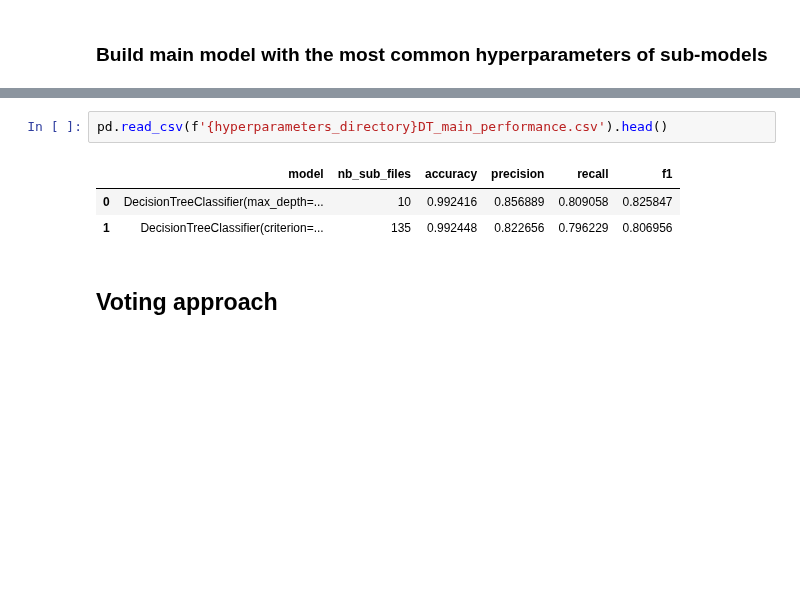
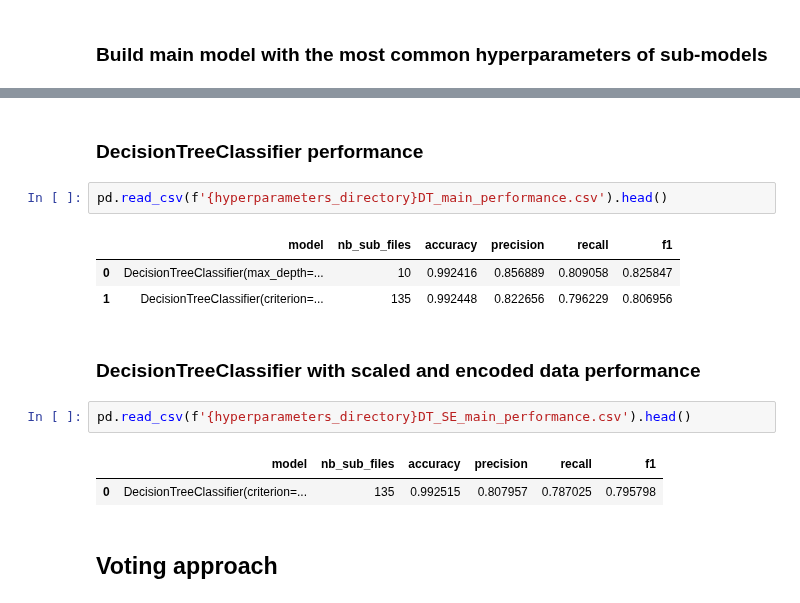
Before and after one commit to mcrayssac/CIC_IoT_Cyber_Attacks, a Jupyter notebook: federated_learning.ipynb, the cells around one changed output, grey strips where cells are left out. Saved outputs shown, nothing was run; the diff lists cells and outputs as text; blank space fills up the shorter version.

```diff
--- a/federated_learning.ipynb
+++ b/federated_learning.ipynb
@@ -237,12 +258,21 @@ df_main_performance.to_csv(f'{hyperparameters_directory}DT_main_performance.csv'
 # %% [output]
 {'criterion': 'entropy', 'max_depth': 100.0, 'max_features': None, 'max_leaf_nodes': 1000.0, 'min_samples_leaf': 4, 'min_samples_split': 10, 'random_state': 42, 'splitter': 'best'}
 27 7
+# %% [markdown]
+### DecisionTreeClassifier performance
 # %%
 pd.read_csv(f'{hyperparameters_directory}DT_main_performance.csv').head()
 # %% [output]
 |  | model | nb_sub_files | accuracy | precision | recall | f1 |
 | 0 | DecisionTreeClassifier(max_depth=... | 10 | 0.992416 | 0.856889 | 0.809058 | 0.825847 |
 | 1 | DecisionTreeClassifier(criterion=... | 135 | 0.992448 | 0.822656 | 0.796229 | 0.806956 |
+# %% [markdown]
+### DecisionTreeClassifier with scaled and encoded data performance
+# %%
+pd.read_csv(f'{hyperparameters_directory}DT_SE_main_performance.csv').head()
+# %% [output]
+|  | model | nb_sub_files | accuracy | precision | recall | f1 |
+| 0 | DecisionTreeClassifier(criterion=... | 135 | 0.992515 | 0.807957 | 0.787025 | 0.795798 |
 # %% [markdown]
 ## Voting approach
 # %% [markdown]
```
Also changed, not shown: parts of 4 cells of this notebook.
